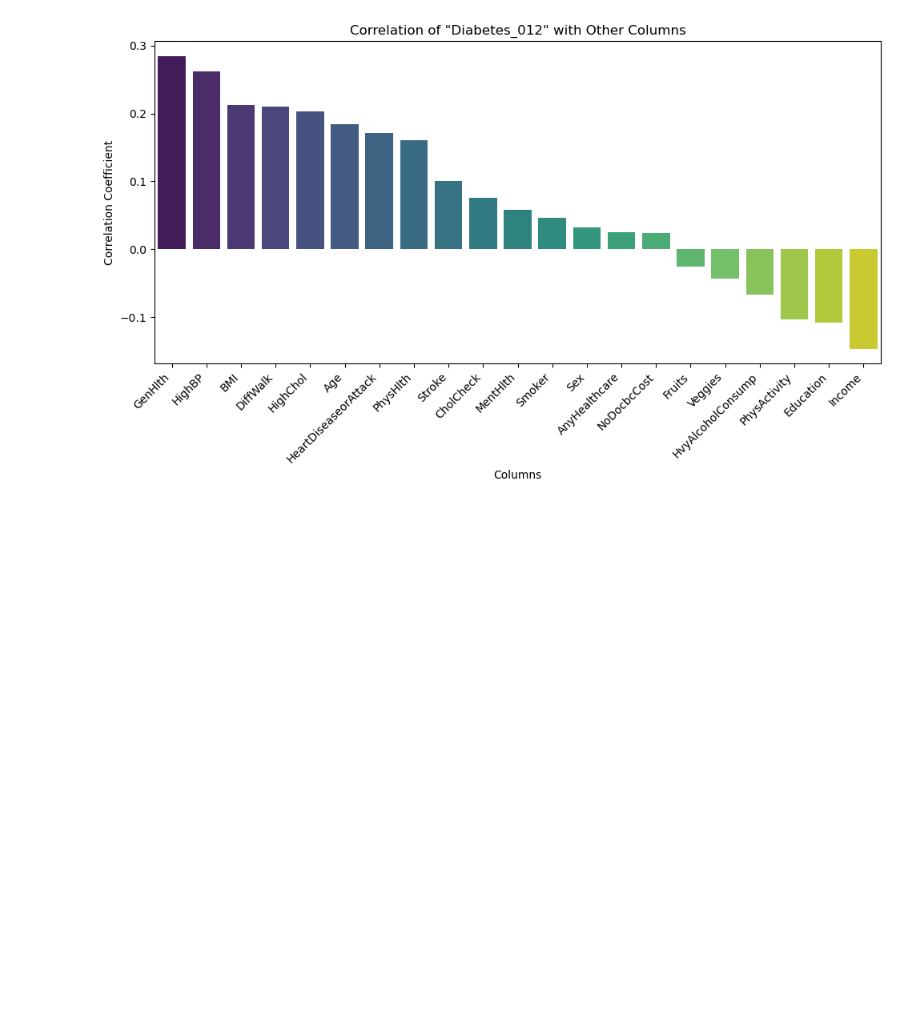
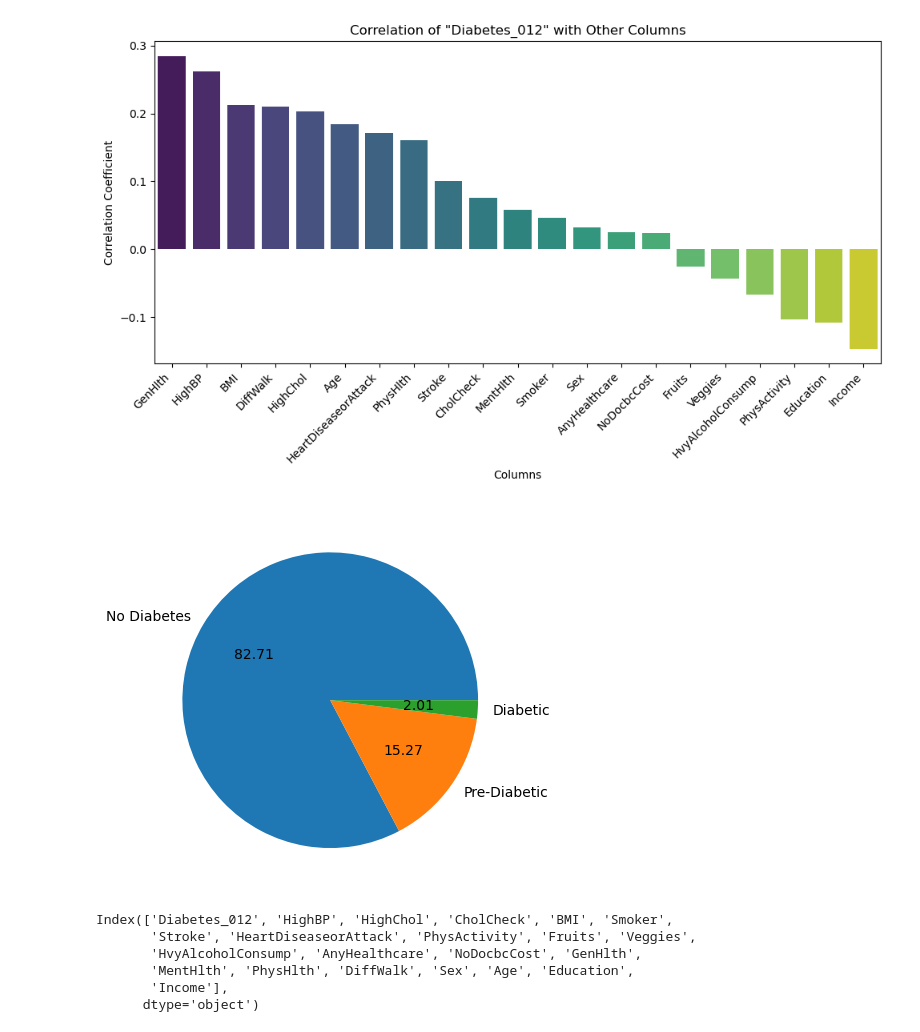
Before and after one commit to numanyusf/Diabetes-Dataset-EDA, a Jupyter notebook: ml6-ds-proj-2.ipynb, the cells around one changed output. Cells and saved outputs as stored; diff of their text form; code cells hidden in the pictures; blank space fills up the shorter version.

```diff
--- a/ml6-ds-proj-2.ipynb
+++ b/ml6-ds-proj-2.ipynb
@@ -214,3 +215,18 @@ plt.tight_layout()
 plt.show()
 # %% [output]
 [figure]
+# %%
+# plotting population of dataset
+labels=["No Diabetes","Pre-Diabetic", "Diabetic"]
+plt.pie(df["Diabetes_012"].value_counts(), labels =labels, autopct='%.02f');
+# %% [output]
+[figure, added]
+# %%
+df.columns
+# %% [output]
+Index(['Diabetes_012', 'HighBP', 'HighChol', 'CholCheck', 'BMI', 'Smoker',
+       'Stroke', 'HeartDiseaseorAttack', 'PhysActivity', 'Fruits', 'Veggies',
+       'HvyAlcoholConsump', 'AnyHealthcare', 'NoDocbcCost', 'GenHlth',
+       'MentHlth', 'PhysHlth', 'DiffWalk', 'Sex', 'Age', 'Education',
+       'Income'],
+      dtype='object')
```
Also changed, not shown: parts of 3 cells of this notebook.
